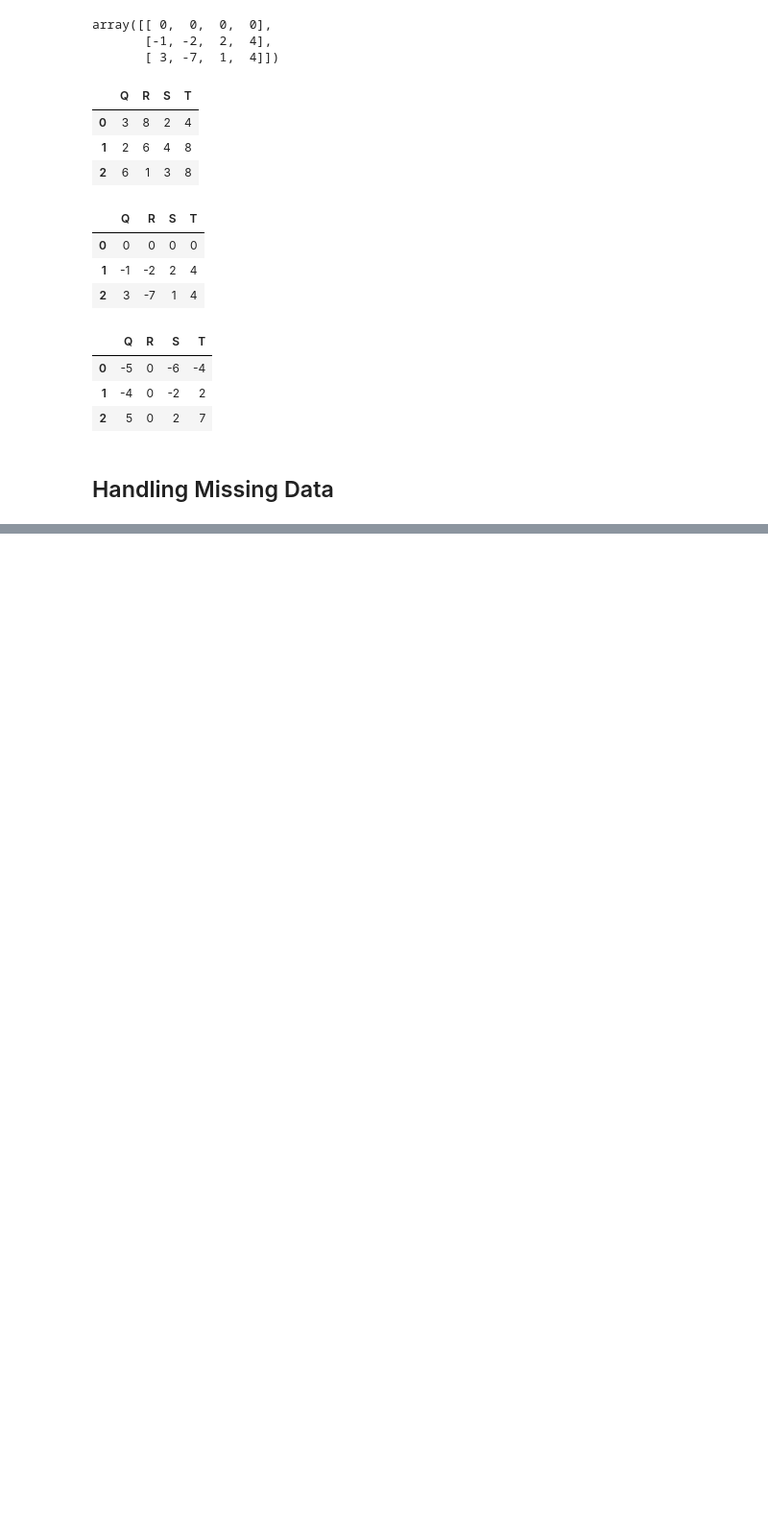
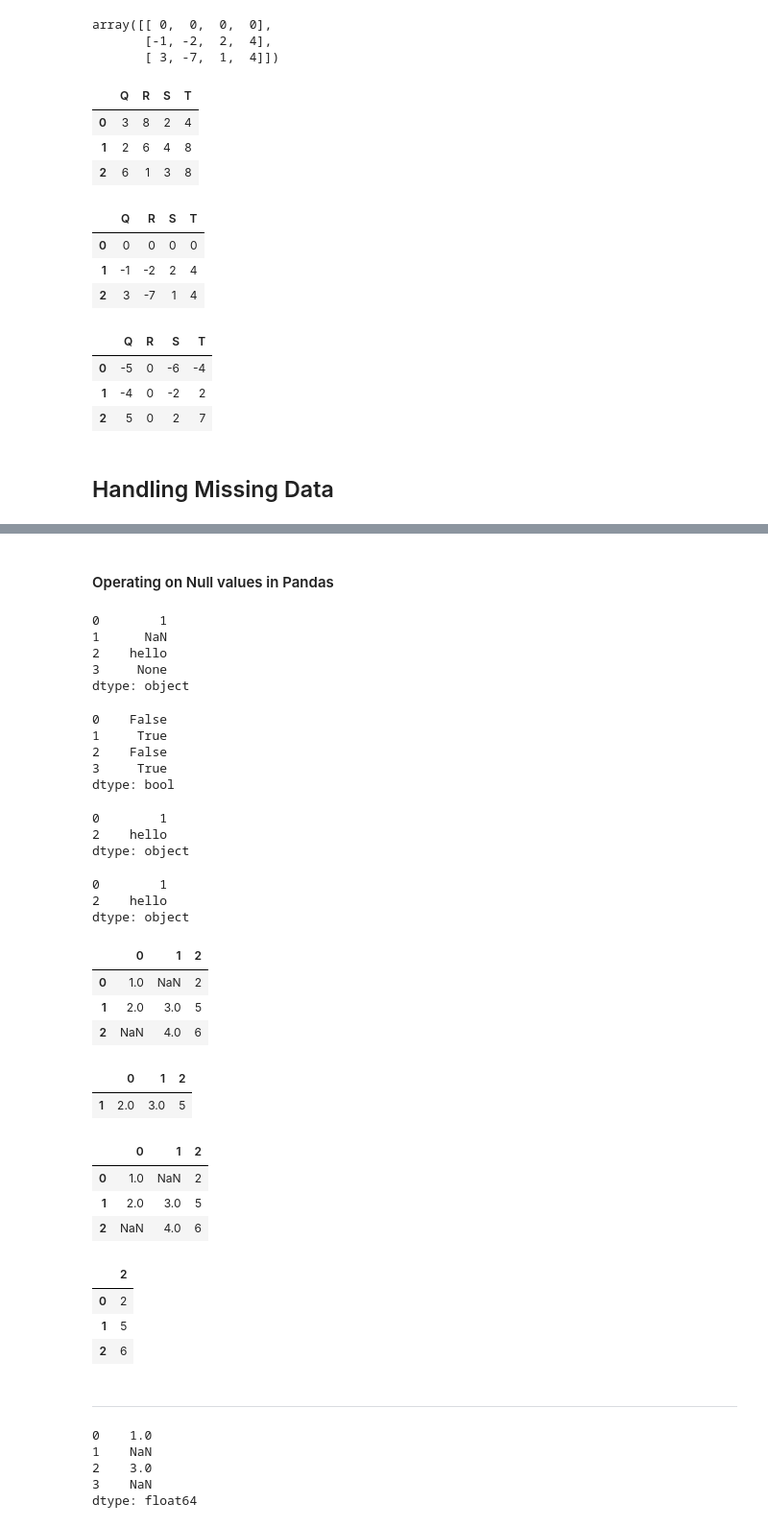
Before and after one commit to numanyilmaz/PythonDataScienceHandbookNotes, a Jupyter notebook: Chapter3.ipynb, the cells around one changed output, grey strips where cells are left out. Shown at 96% size. Cells and saved outputs as stored; diff of their text form; code cells hidden in the pictures; blank space fills up the shorter version.

Commit message:
End of handling missing data

```diff
--- a/Chapter3.ipynb
+++ b/Chapter3.ipynb
@@ -687,0 +732,79 @@ df.subtract(df['R'] , axis = 0)
+# %% [markdown]
+#### Operating on Null values in Pandas
+# %%
+data = pd.Series([1, np.nan, 'hello', None])
+data
+# %% [output]
+0        1
+1      NaN
+2    hello
+3     None
+dtype: object
+# %%
+# detecting null values
+data.isnull()
+# %% [output]
+0    False
+1     True
+2    False
+3     True
+dtype: bool
+# %%
+# use boolean mask
+data[data.notnull()]
+# %% [output]
+0        1
+2    hello
+dtype: object
+# %%
+# dropping nulls
+#inplace is false
+data.dropna()
+# %% [output]
+0        1
+2    hello
+dtype: object
+# %%
+df = pd.DataFrame([[1, np.nan, 2],
+                  [2, 3, 5],
+                  [np.nan, 4, 6]])
+df
+# %% [output]
+|  | 0 | 1 | 2 |
+| 0 | 1.0 | NaN | 2 |
+| 1 | 2.0 | 3.0 | 5 |
+| 2 | NaN | 4.0 | 6 |
+# %%
+# we cannot drop a single value.
+# default it drops all rows
+df.dropna()
+# %% [output]
+|  | 0 | 1 | 2 |
+| 1 | 2.0 | 3.0 | 5 |
+# %%
+df
+# %% [output]
+|  | 0 | 1 | 2 |
+| 0 | 1.0 | NaN | 2 |
+| 1 | 2.0 | 3.0 | 5 |
+| 2 | NaN | 4.0 | 6 |
+# %%
+# drop columns
+df.dropna(axis=1)
+# %% [output]
+|  | 2 |
+| 0 | 2 |
+| 1 | 5 |
+| 2 | 6 |
+# %% [markdown]
+------------
+# %%
+# filling null valuse
+data = pd.Series([1, np.nan, 3, None])
+data
+# %% [output]
+0    1.0
+1    NaN
+2    3.0
+3    NaN
+dtype: float64
```
Also changed, not shown: parts of 15 cells of this notebook.
